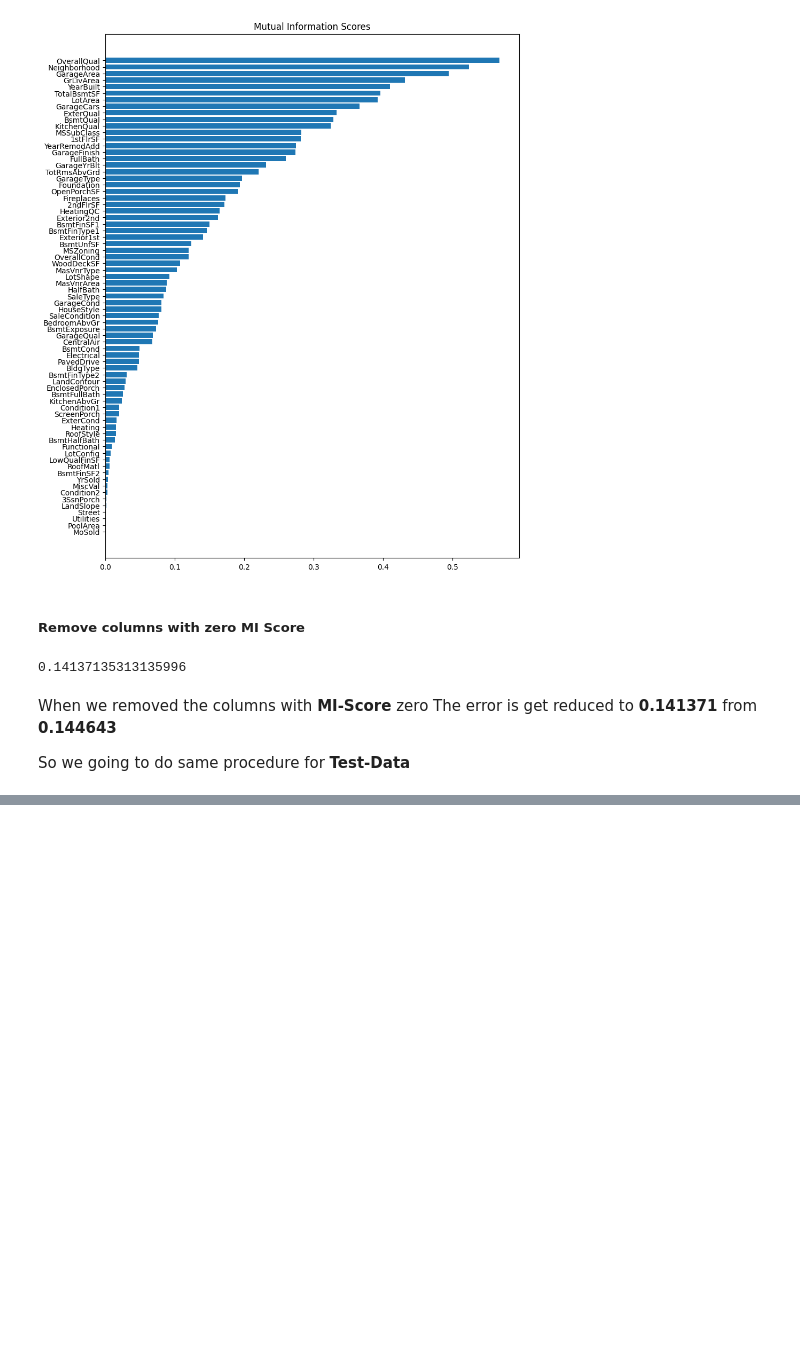
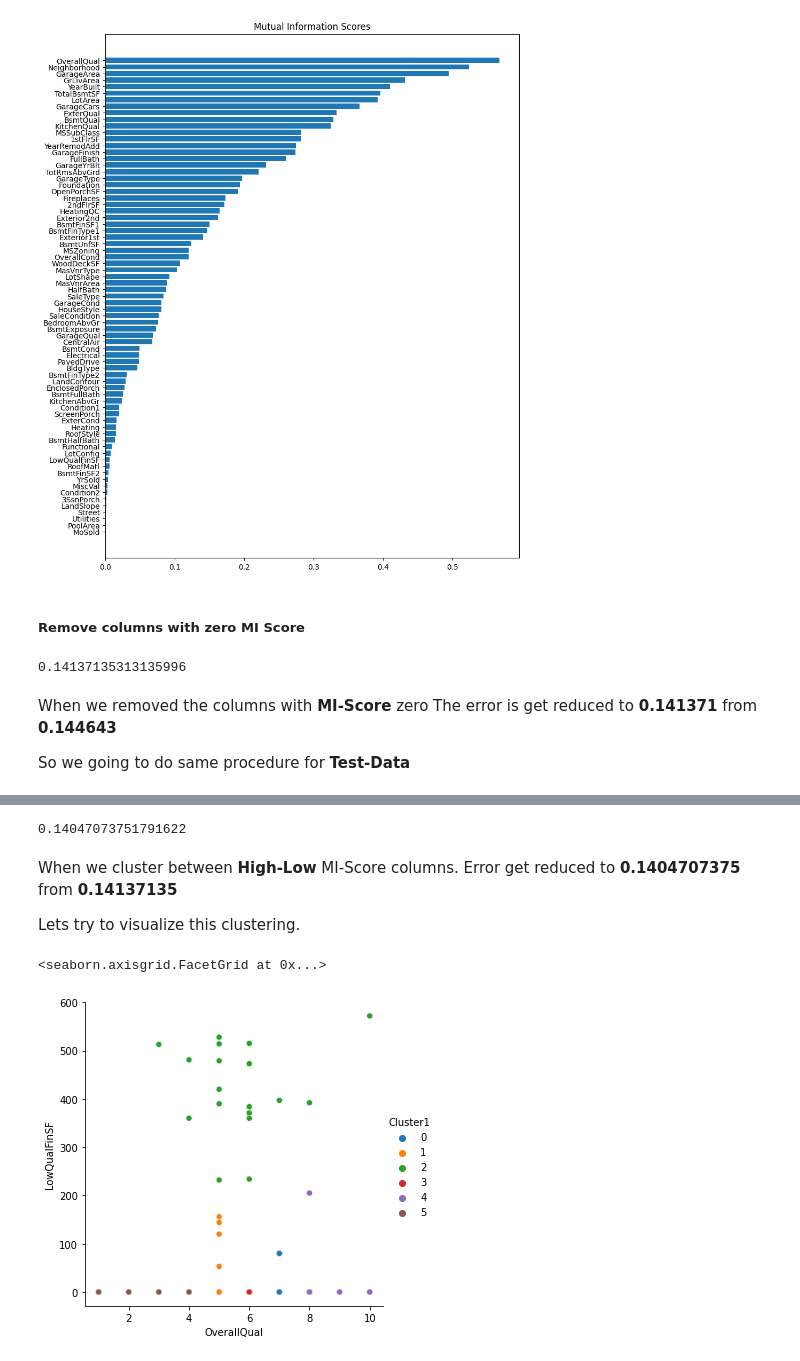
Before and after one commit to naseemap47/predictHousePrices-MachineLearning-python, a Jupyter notebook: jupyter_notebook.ipynb, the cells around one changed output, grey strips where cells are left out. Saved outputs shown, nothing was run; the diff lists cells and outputs as text; code cells hidden in the pictures; blank space fills up the shorter version.

Commit message:
cluster high MI-score column OverallQual with other low MI-score columns

```diff
--- a/jupyter_notebook.ipynb
+++ b/jupyter_notebook.ipynb
@@ -1369,0 +1381,12 @@ data_test = data_test.drop(['YrSold', 'MoSold', 'PoolArea',
+# %%
+features = ['OverallQual', 'LowQualFinSF']
+
+# Standardize
+data_x_scaled = data.loc[:, features]
+data_x_scaled = (data_x_scaled - data_x_scaled.mean(axis=0)) / data_x_scaled.std(axis=0)
+
+# create cluster feature
+kmeans = KMeans(n_clusters=6, random_state=0)
+data['Cluster1'] = kmeans.fit_predict(data_x_scaled)
+data['Cluster1'] = data['Cluster1'].astype('category')
+data.loc[:, features+['Cluster1']].head()
@@ -1369,0 +1401,19 @@ data_test = data_test.drop(['YrSold', 'MoSold', 'PoolArea',
+# %%
+x = data.copy()
+y = x.pop('SalePrice')
+
+# Find the score
+score_dataset(x, y)
+# %% [output]
+0.14047073751791622
+# %% [markdown]
+When we cluster between **High-Low** MI-Score columns.
+Error get reduced to **0.1404707375** from **0.14137135**
+
+Lets try to visualize this clustering.
+# %%
+sns.relplot(x='OverallQual', y='LowQualFinSF',
+            hue='Cluster1', data=data)
+# %% [output]
+<seaborn.axisgrid.FacetGrid at 0x...>
+[figure, added]
```
Also changed, not shown: parts of 17 cells of this notebook.
